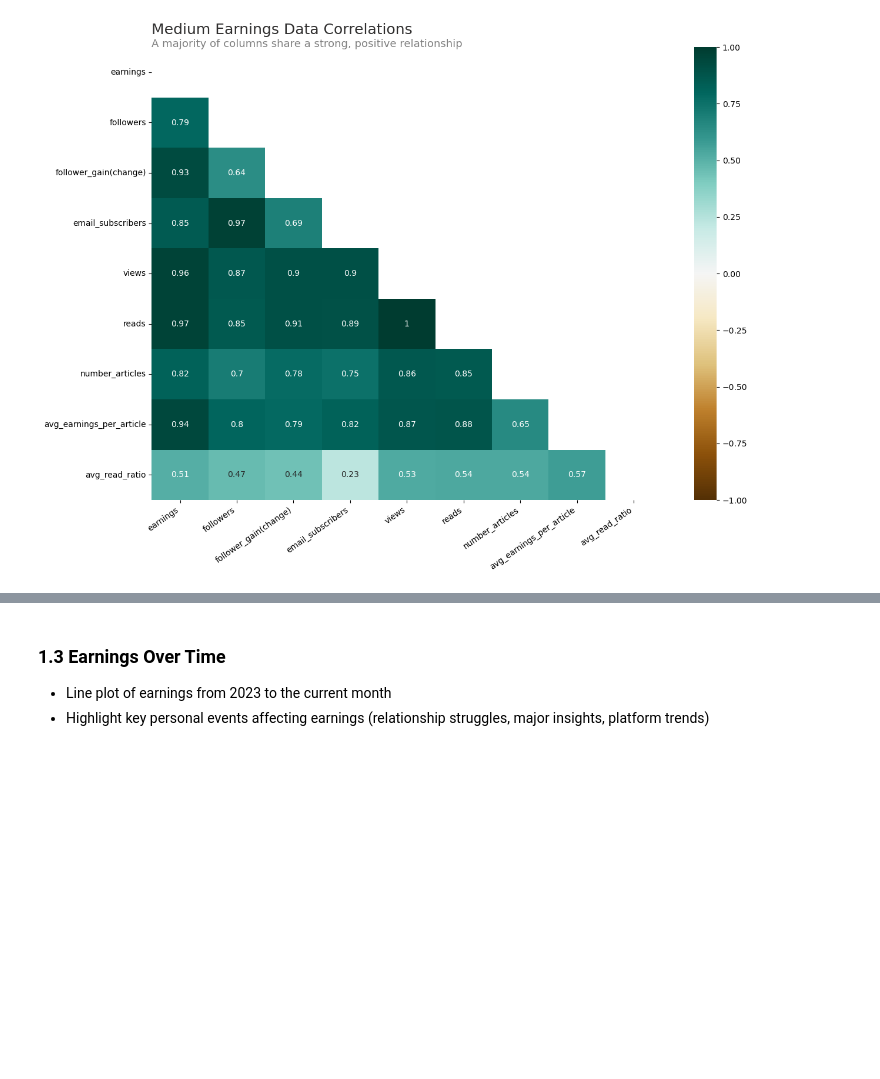
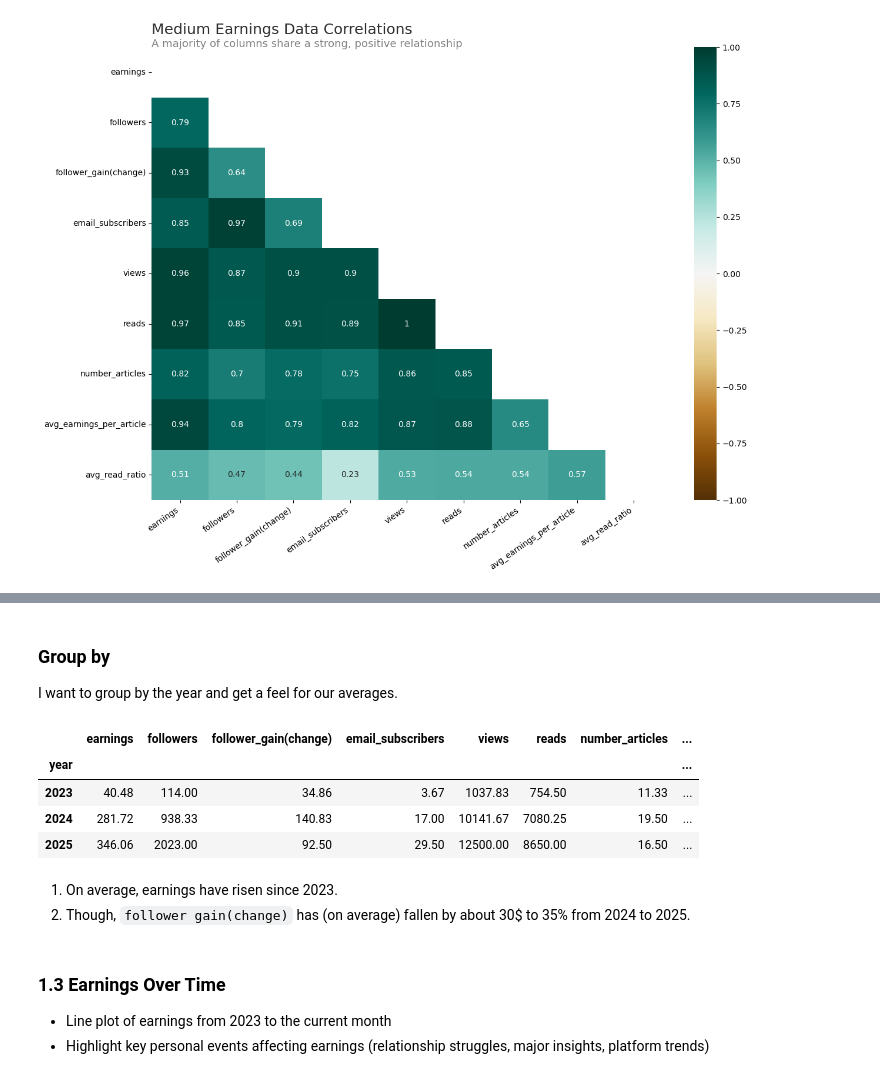
Before and after one commit to paul-trood/medium_earnings, a Jupyter notebook: 02_data_analysis.ipynb, the cells around one changed output, grey strips where cells are left out. Cells and saved outputs as stored; diff of their text form; code cells hidden in the pictures; blank space fills up the shorter version.

Commit message:
fixed average earnings calculation, more analysis on correlations

```diff
--- a/02_data_analysis.ipynb
+++ b/02_data_analysis.ipynb
@@ -176,3 +205,17 @@ plt.show()
+# %% [markdown]
+### Group by
+I want to group by the year and get a feel for our averages.
+# %%
+dataframe.groupby("year").mean().round(2)
+# %% [output]
+|  | earnings | followers | follower_gain(change) | email_subscribers | views | reads | number_articles | ... |
+| year |  |  |  |  |  |  |  | ... |
+| 2023 | 40.48 | 114.00 | 34.86 | 3.67 | 1037.83 | 754.50 | 11.33 | ... |
+| 2024 | 281.72 | 938.33 | 140.83 | 17.00 | 10141.67 | 7080.25 | 19.50 | ... |
+| 2025 | 346.06 | 2023.00 | 92.50 | 29.50 | 12500.00 | 8650.00 | 16.50 | ... |
+# %% [markdown]
+1. On average, earnings have risen since 2023.
+2. Though,  `follower gain(change)` has (on average) fallen by about 30$ to 35% from 2024 to 2025.
 # %% [markdown]
 ### 1.3 Earnings Over Time
 
```
Also changed, not shown: parts of 3 cells of this notebook, 2 other files.
